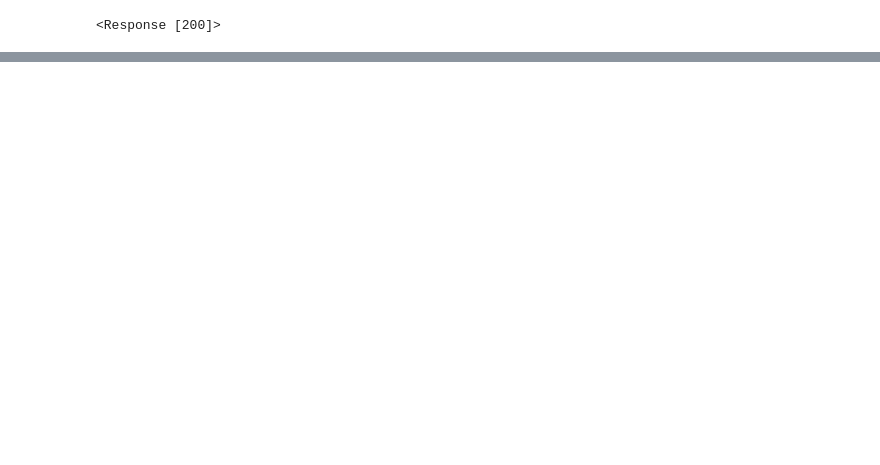
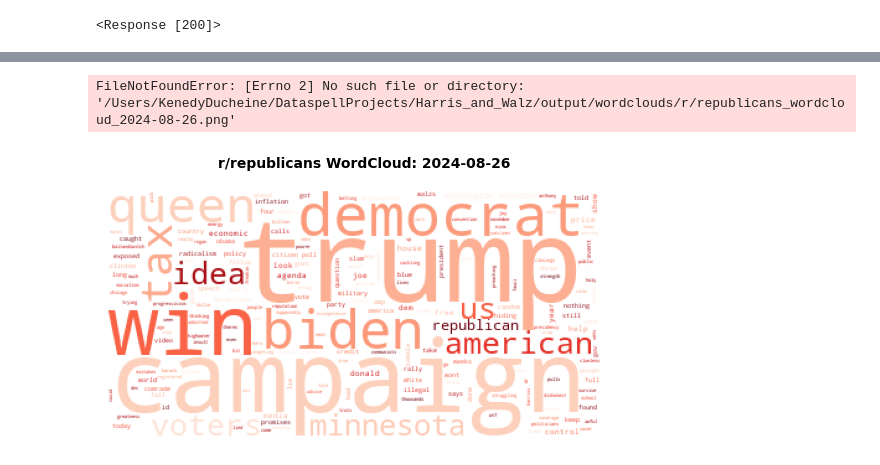
Before and after one commit to kenedyducheine/Harris_and_Walz, a Jupyter notebook: code/hw_notebook.ipynb, the cells around one changed output, grey strips where cells are left out. Saved outputs shown, nothing was run; the diff lists cells and outputs as text; code cells hidden in the pictures; blank space fills up the shorter version.

```diff
--- a/code/hw_notebook.ipynb
+++ b/code/hw_notebook.ipynb
@@ -120,0 +184,5 @@ df.to_csv('output/titles.csv')
+# %%
+wc(df)
+# %% [output]
+FileNotFoundError: [Errno 2] No such file or directory: '/Users/KenedyDucheine/DataspellProjects/Harris_and_Walz/output/wordclouds/r/republicans_wordcloud_2024-08-26.png'
+[figure, added]
```
Also changed, not shown: parts of 7 cells of this notebook, 3 other files.
